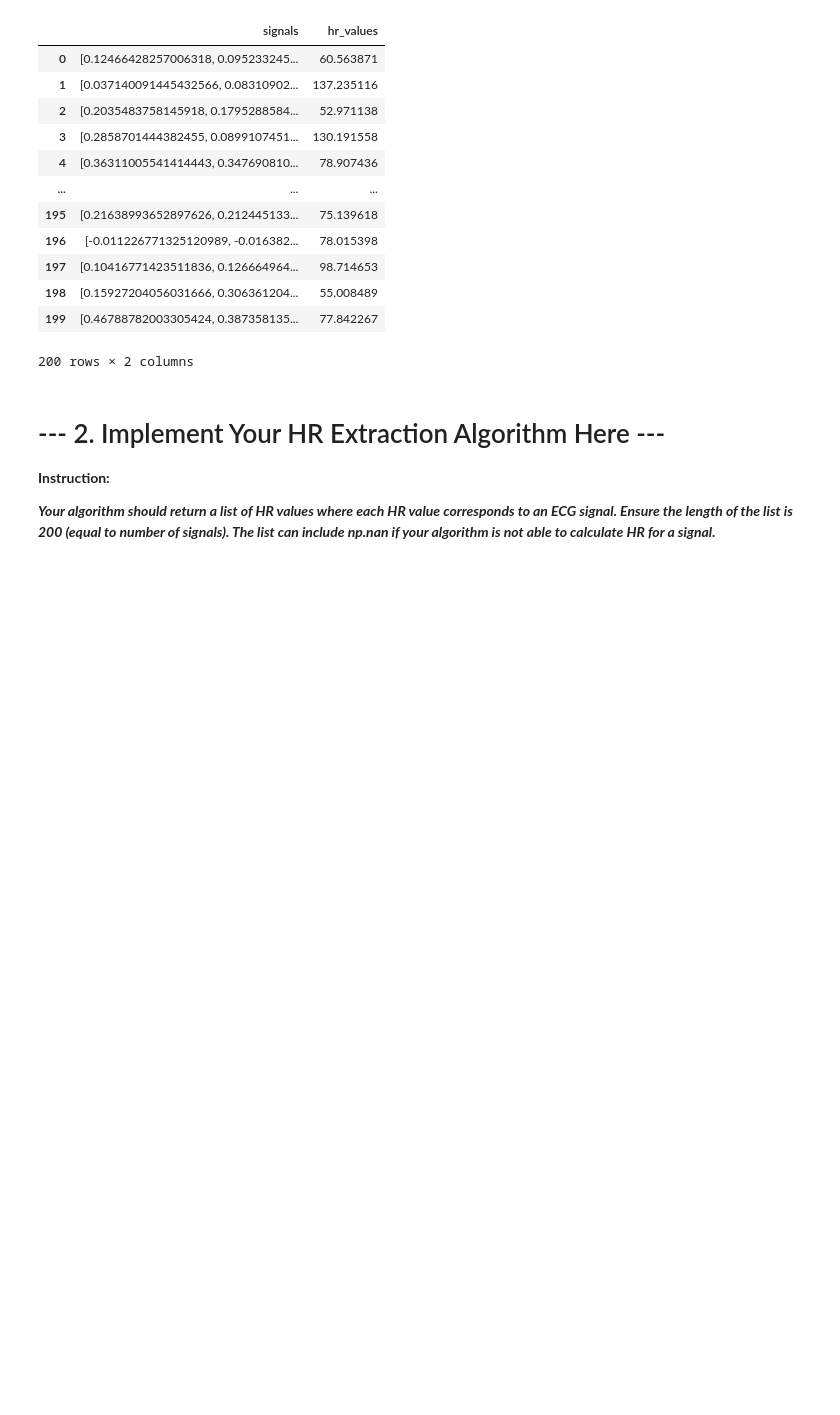
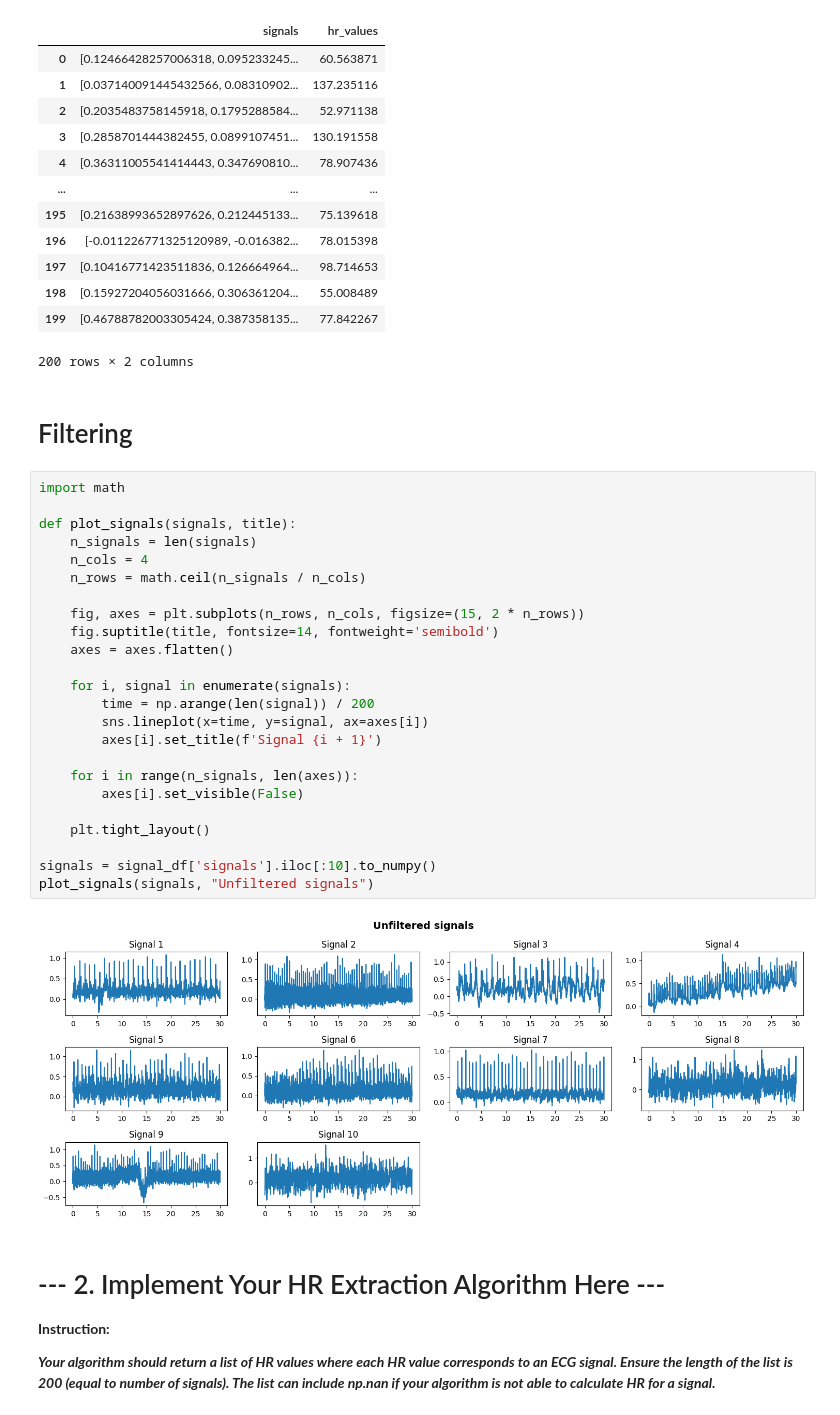
Before and after one commit to JaakkoNurm/ecg-hr-extractor, a Jupyter notebook: competition_template.ipynb, the cells around one changed output. Drawn from its saved outputs; the diff is of its cells as text; blank space fills up the shorter version.

Commit message:
Plotting function and template visuals

```diff
--- a/competition_template.ipynb
+++ b/competition_template.ipynb
@@ -33,6 +47,34 @@ Loaded 200 ECG signals.
 | 198 | [0.15927204056031666, 0.306361204... | 55.008489 |
 | 199 | [0.46788782003305424, 0.387358135... | 77.842267 |
 200 rows × 2 columns
+# %% [markdown]
+# Filtering
+# %%
+import math
+
+def plot_signals(signals, title):
+    n_signals = len(signals)
+    n_cols = 4
+    n_rows = math.ceil(n_signals / n_cols)
+
+    fig, axes = plt.subplots(n_rows, n_cols, figsize=(15, 2 * n_rows))
+    fig.suptitle(title, fontsize=14, fontweight='semibold')
+    axes = axes.flatten()
+
+    for i, signal in enumerate(signals):
+        time = np.arange(len(signal)) / 200
+        sns.lineplot(x=time, y=signal, ax=axes[i])
+        axes[i].set_title(f'Signal {i + 1}')
+
+    for i in range(n_signals, len(axes)):
+        axes[i].set_visible(False)
+
+    plt.tight_layout()
+
+signals = signal_df['signals'].iloc[:10].to_numpy()
+plot_signals(signals, "Unfiltered signals")
+# %% [output]
+[figure, added]
 # %% [markdown]
 # --- 2. Implement Your HR Extraction Algorithm Here ---
 
```
Also changed, not shown: parts of 2 cells of this notebook.
